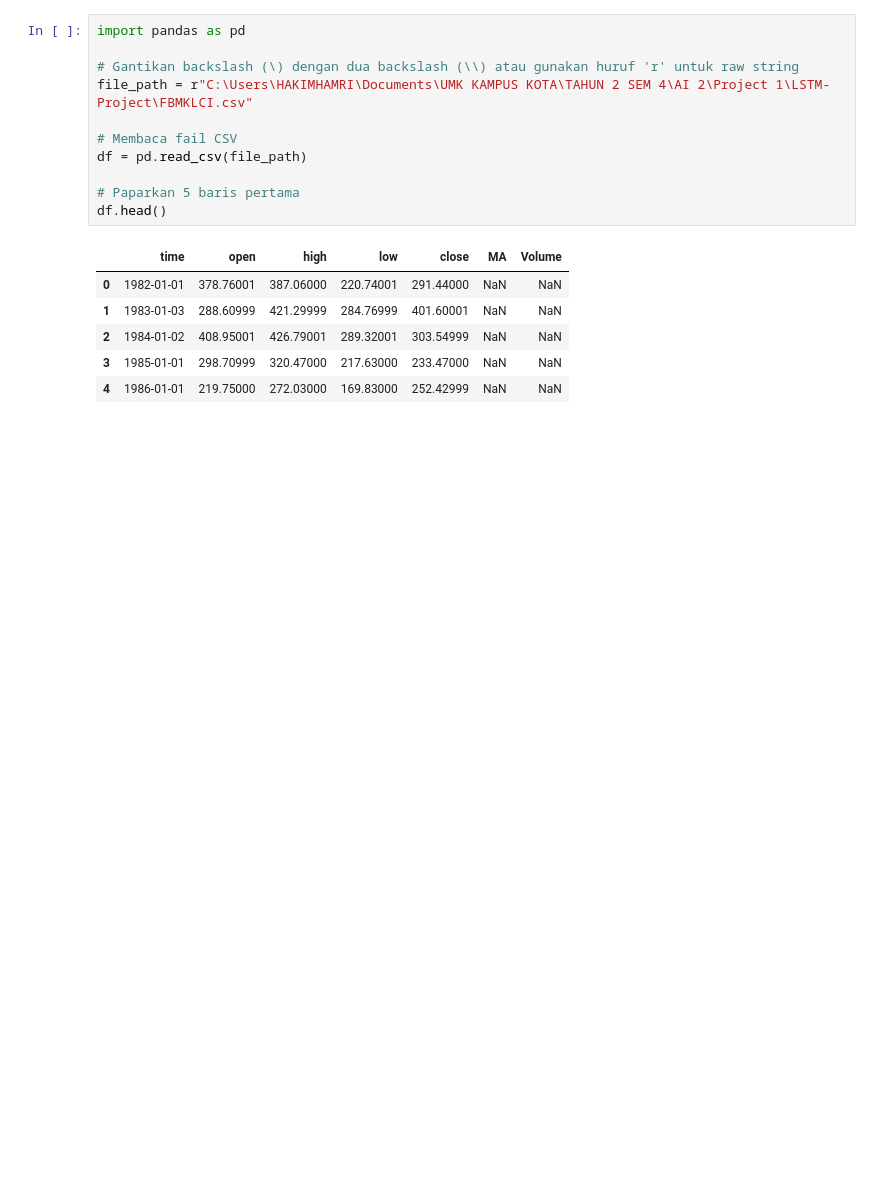
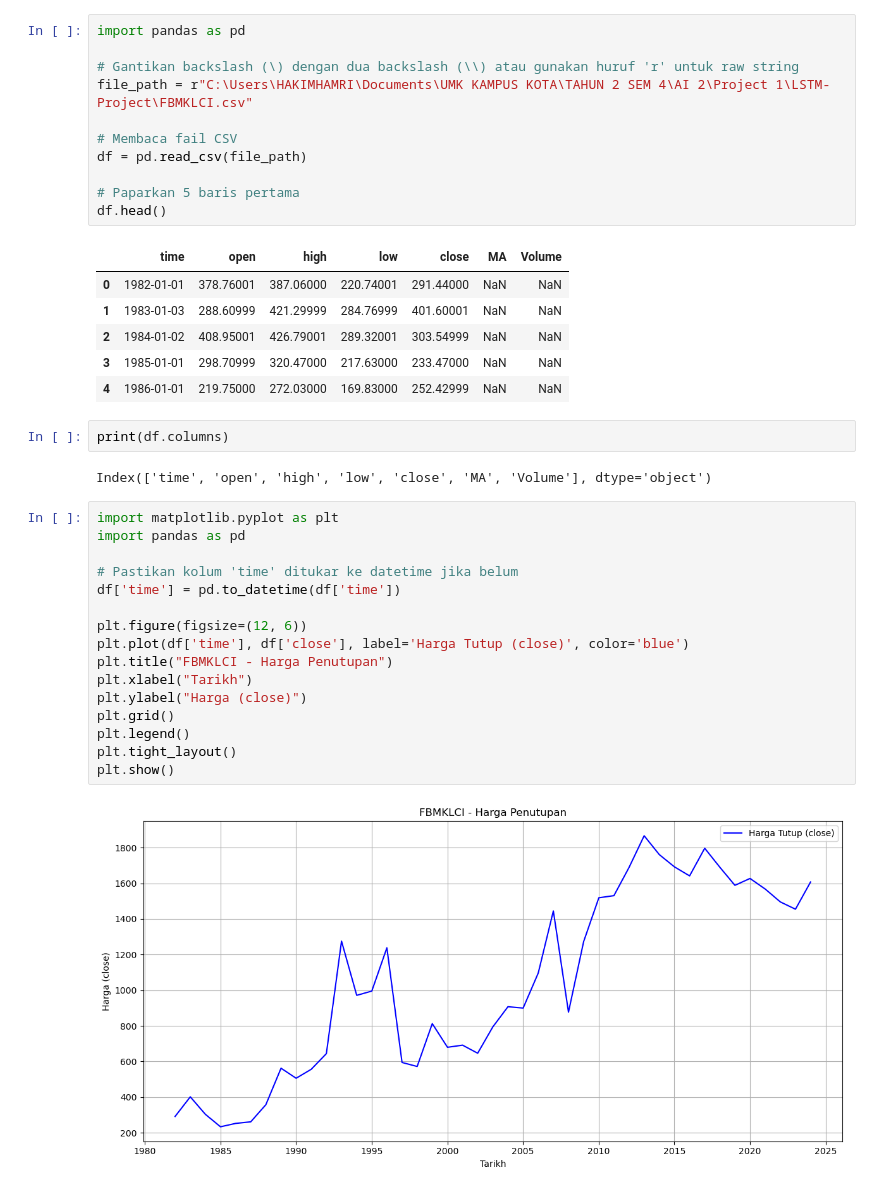
Before and after one commit to HakimHamri/LSTM-Project, a Jupyter notebook: LSTM.ipynb, the cells around one changed output. Drawn from its saved outputs; the diff is of its cells as text; blank space fills up the shorter version.

```diff
--- a/LSTM.ipynb
+++ b/LSTM.ipynb
@@ -16,3 +23,25 @@ df.head()
 | 2 | 1984-01-02 | 408.95001 | 426.79001 | 289.32001 | 303.54999 | NaN | NaN |
 | 3 | 1985-01-01 | 298.70999 | 320.47000 | 217.63000 | 233.47000 | NaN | NaN |
 | 4 | 1986-01-01 | 219.75000 | 272.03000 | 169.83000 | 252.42999 | NaN | NaN |
+# %%
+print(df.columns)
+# %% [output]
+Index(['time', 'open', 'high', 'low', 'close', 'MA', 'Volume'], dtype='object')
+# %%
+import matplotlib.pyplot as plt
+import pandas as pd
+
+# Pastikan kolum 'time' ditukar ke datetime jika belum
+df['time'] = pd.to_datetime(df['time'])
+
+plt.figure(figsize=(12, 6))
+plt.plot(df['time'], df['close'], label='Harga Tutup (close)', color='blue')
+plt.title("FBMKLCI - Harga Penutupan")
+plt.xlabel("Tarikh")
+plt.ylabel("Harga (close)")
+plt.grid()
+plt.legend()
+plt.tight_layout()
+plt.show()
+# %% [output]
+[figure, added]
```
Also changed, not shown: parts of 6 cells of this notebook.
